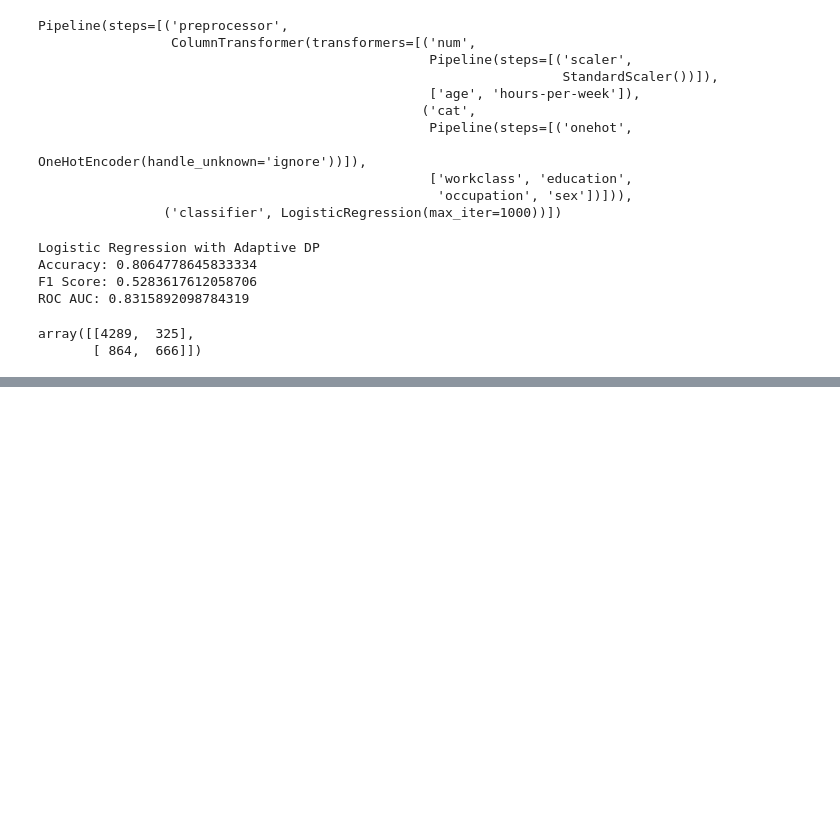
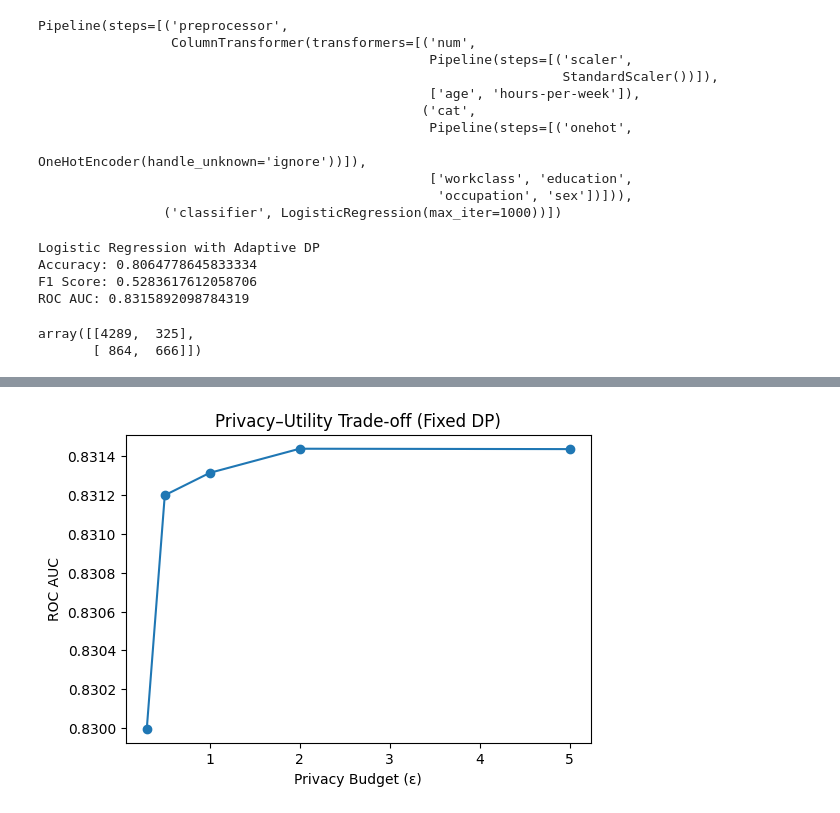
Before and after one commit to shatakshi-tech/adaptive-dp-data-science, a Jupyter notebook: notebook/Adaptive_Differential_Privacy_for_Data_Science.ipynb, the cells around one changed output, grey strips where cells are left out. Saved outputs shown, nothing was run; the diff lists cells and outputs as text; code cells hidden in the pictures; blank space fills up the shorter version.

```diff
--- a/notebook/Adaptive_Differential_Privacy_for_Data_Science.ipynb
+++ b/notebook/Adaptive_Differential_Privacy_for_Data_Science.ipynb
@@ -637,0 +696,31 @@ array([[4289,  325],
+# %%
+epsilon_values = [0.3, 0.5, 1.0, 2.0, 5.0]
+auc_scores = []
+
+for eps in epsilon_values:
+    X_train_temp = X_train.copy()
+
+    for col in numerical_features:
+        X_train_temp[col] = add_laplace_noise(
+            X_train_temp[col].values,
+            epsilon=eps
+        )
+
+    model = Pipeline(steps=[
+        ("preprocessor", preprocessor),
+        ("classifier", LogisticRegression(max_iter=1000))
+    ])
+
+    model.fit(X_train_temp, y_train)
+    y_prob_temp = model.predict_proba(X_test)[:, 1]
+    auc_scores.append(roc_auc_score(y_test, y_prob_temp))
+# %%
+plt.figure(figsize=(6,4))
+plt.plot(epsilon_values, auc_scores, marker="o")
+plt.xlabel("Privacy Budget (ε)")
+plt.ylabel("ROC AUC")
+plt.title("Privacy–Utility Trade-off (Fixed DP)")
+plt.savefig("Privacy–Utility Trade-off (Fixed DP).png")
+plt.show()
+# %% [output]
+[figure, added]
```
Also changed, not shown: parts of 7 cells of this notebook, 1 other file.
